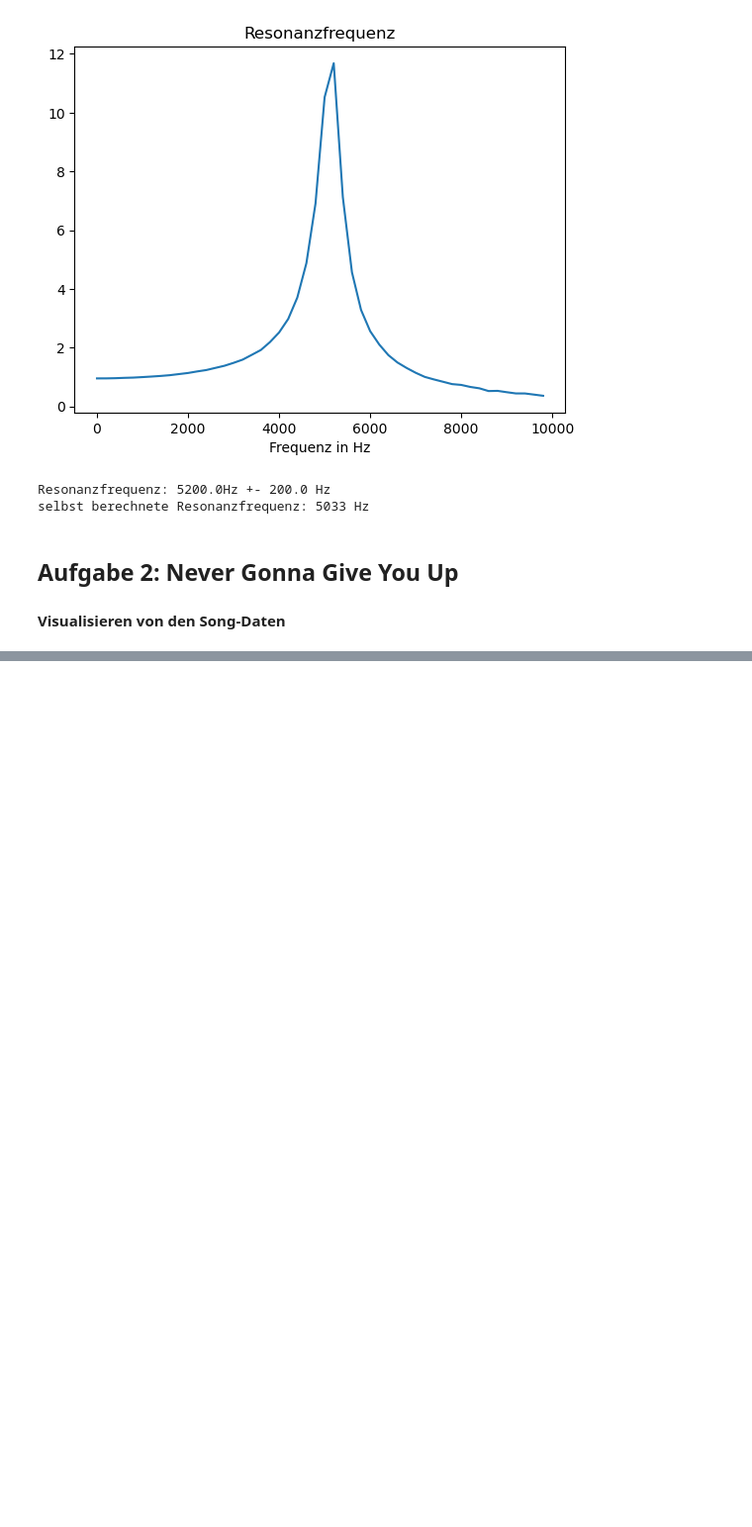
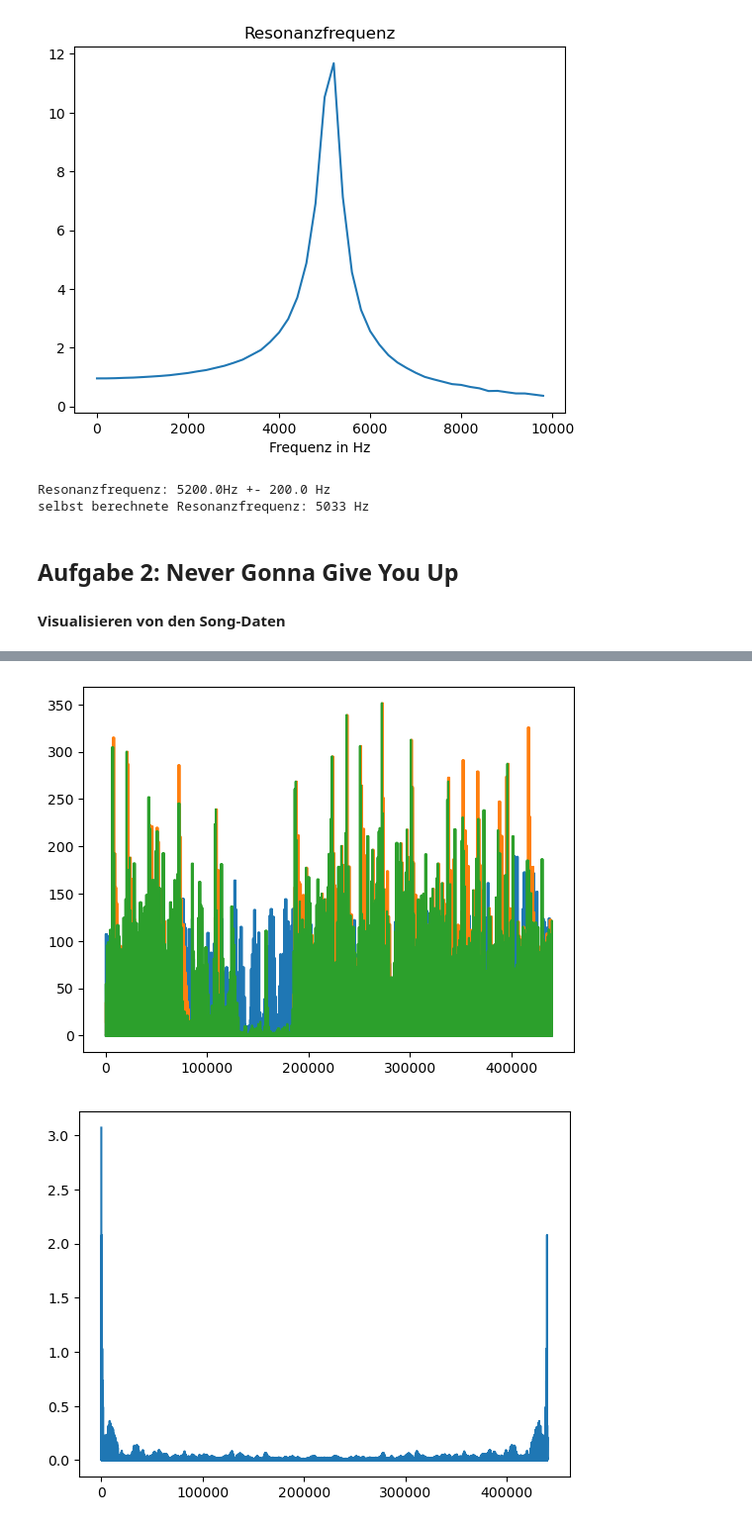
Before and after one commit to Atomarverseucht/AIN, a Jupyter notebook: 3/technische-grundlagen-der-kuenstlichen-intelligenz/versuch4/song.ipynb, the cells around one changed output, grey strips where cells are left out. Shown at 99% size. Drawn from its saved outputs; the diff is of its cells as text; code cells hidden in the pictures; blank space fills up the shorter version.

```diff
--- a/3/technische-grundlagen-der-kuenstlichen-intelligenz/versuch4/song.ipynb
+++ b/3/technische-grundlagen-der-kuenstlichen-intelligenz/versuch4/song.ipynb
@@ -133,0 +107,36 @@ Audio(tenMs, rate=fs)
+# %%
+hochpass = np.zeros(blockLen)
+tiefpass = np.zeros(blockLen)
+bandpass = np.zeros(blockLen)
+grenzA = 400 // 200
+grenzB = 2000 // 200
+for i in range(0, grenzA):
+    tiefpass[i] = 1
+for i in range(blockLen - grenzA, blockLen):
+    tiefpass[i] = 1
+for i in range(grenzB, blockLen - grenzB):
+    hochpass[i] = 1
+for i in range(grenzA, grenzB):
+    bandpass[i] = 1
+for i in range(blockLen - grenzB, blockLen - grenzA):
+    bandpass[i] = 1
+
+def passArr(passArr):
+    data = np.zeros((blockAnz, blockLen))
+    for i in range(0, blockAnz):
+        blockFreq = np.abs(np.fft.fft(blocks_[i]))
+        data[i] = blockFreq * passArr
+    return data.flatten()
+hoch = passArr(hochpass)
+tief = passArr(tiefpass)
+band = passArr(bandpass)
+schnitt = hoch.size
+plt.plot(hoch[: schnitt])
+plt.plot(tief[: schnitt])
+plt.plot(band[: schnitt])
+plt.show()
+plt.plot(np.abs(np.fft.ifft(hoch)))
+plt.show()
+# %% [output]
+[figure, added]
+[figure, added]
```
Also changed, not shown: parts of 6 cells of this notebook.
